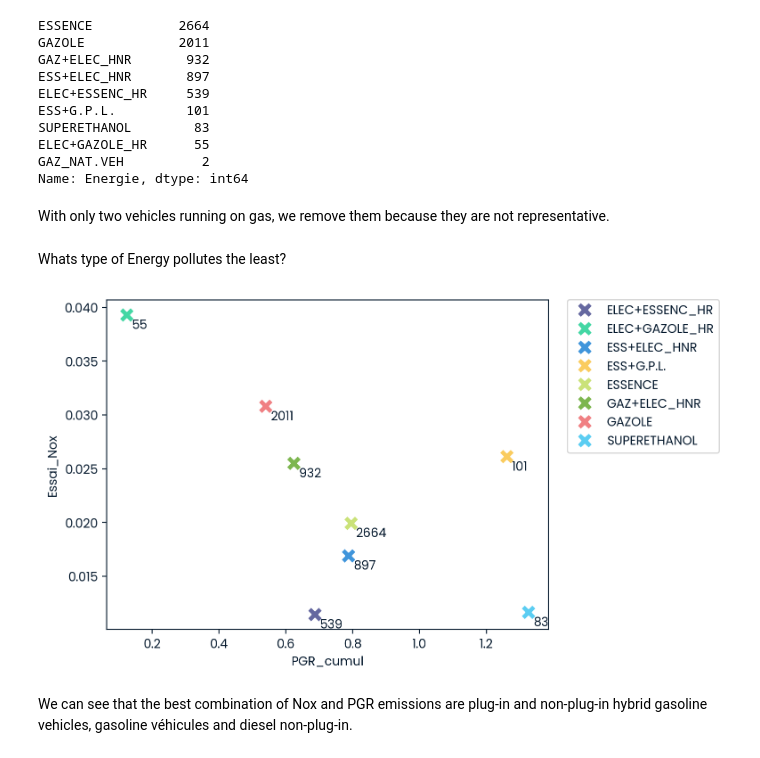
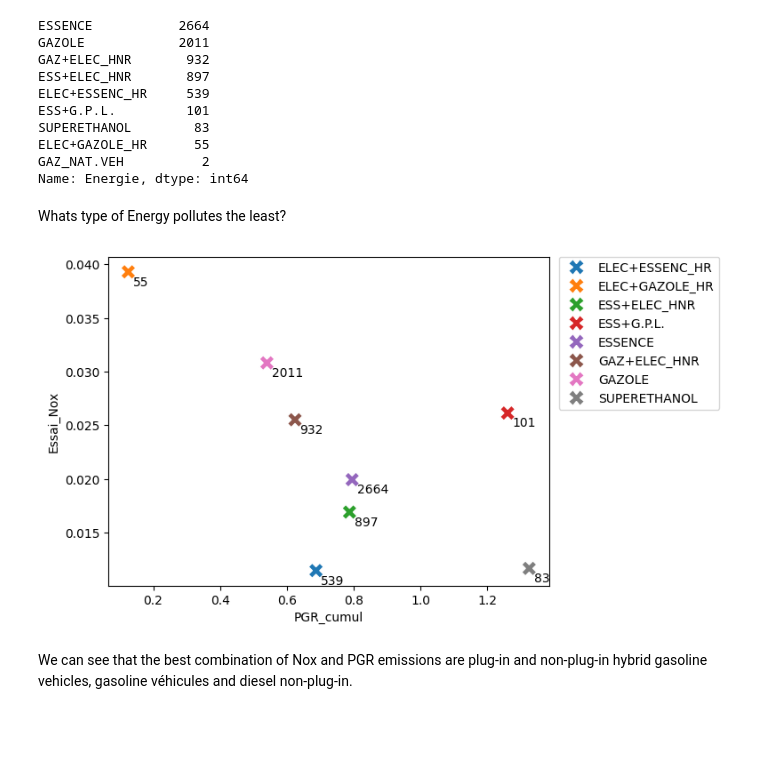
Before and after one commit to antoinedhelft/Projects, a Jupyter notebook: car_pollution/script/notebook.ipynb, the cells around one changed output. Cells and saved outputs as stored; diff of their text form; code cells hidden in the pictures; blank space fills up the shorter version.

Commit message:
notebook correction

```diff
--- a/car_pollution/script/notebook.ipynb
+++ b/car_pollution/script/notebook.ipynb
@@ -40,3 +42,8 @@ import seaborn as sns
 # %%
-pollution = pd.read_csv(r"ADEME-CarLabelling.csv", sep=";", decimal=",")
-pollution.head()
+# Localiser le chemin du fichier (on part du notebook vers processed/)
+processed_path = Path("../raw_data/ADEME-CarLabelling.csv")
+
+# Charger le fichier CSV
+pollution = pd.read_csv(processed_path, sep=";", decimal=",")
+#pollution = pd.read_csv(r"ADEME-CarLabelling.csv", sep=";", decimal=",")
+#pollution.head()
@@ -429,6 +409,4 @@ SUPERETHANOL        83
 ELEC+GAZOLE_HR      55
 GAZ_NAT.VEH          2
 Name: Energie, dtype: int64
-# %% [markdown]
-With only two vehicles running on gas, we remove them because they are not representative.
 # %%
@@ -436,15 +415,15 @@ pollution.drop(pollution[pollution['Energie'] == 'GAZ_NAT.VEH'].index, inplace=T
 # %% [markdown]
 Whats type of Energy pollutes the least?
 # %%
-mean_point = pollution.groupby('Energie', as_index=False).mean()
+mean_point = pollution.groupby('Energie', as_index=False)[['PGR_cumul', 'Essai_Nox']].mean()
 sns.scatterplot(x=mean_point['PGR_cumul'], y=mean_point['Essai_Nox'], hue=mean_point['Energie'], marker='X', s=150)
 plt.legend(bbox_to_anchor=(1.40, 1.02), loc='upper right')
 energie_counts = pollution['Energie'].value_counts()
 ax = plt.gca()
-for i, row in energie_counts.iteritems():
+for i, row in energie_counts.items():
     ax.annotate(str(row), xy=(mean_point.loc[mean_point['Energie'] == i, 'PGR_cumul'].values[0], mean_point.loc[mean_point['Energie'] == i, 'Essai_Nox'].values[0]), xytext=(4, -11), textcoords='offset points')
 # %% [output]
-[figure, old version]
+[figure, new version]
 # %% [markdown]
 We can see that the best combination of Nox and PGR emissions are plug-in and non-plug-in hybrid gasoline vehicles, gasoline véhicules and diesel non-plug-in.
 # %% [markdown]
```
Also changed, not shown: parts of 29 cells of this notebook.
